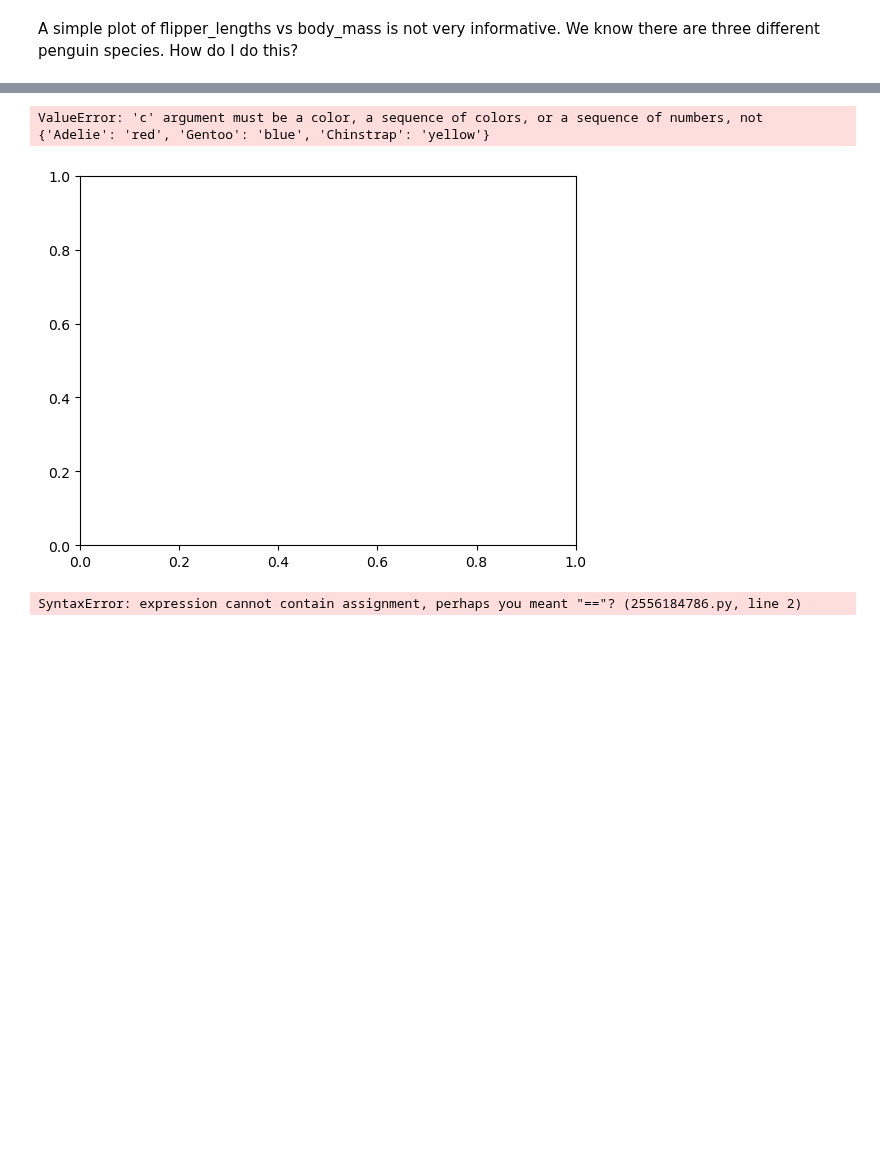
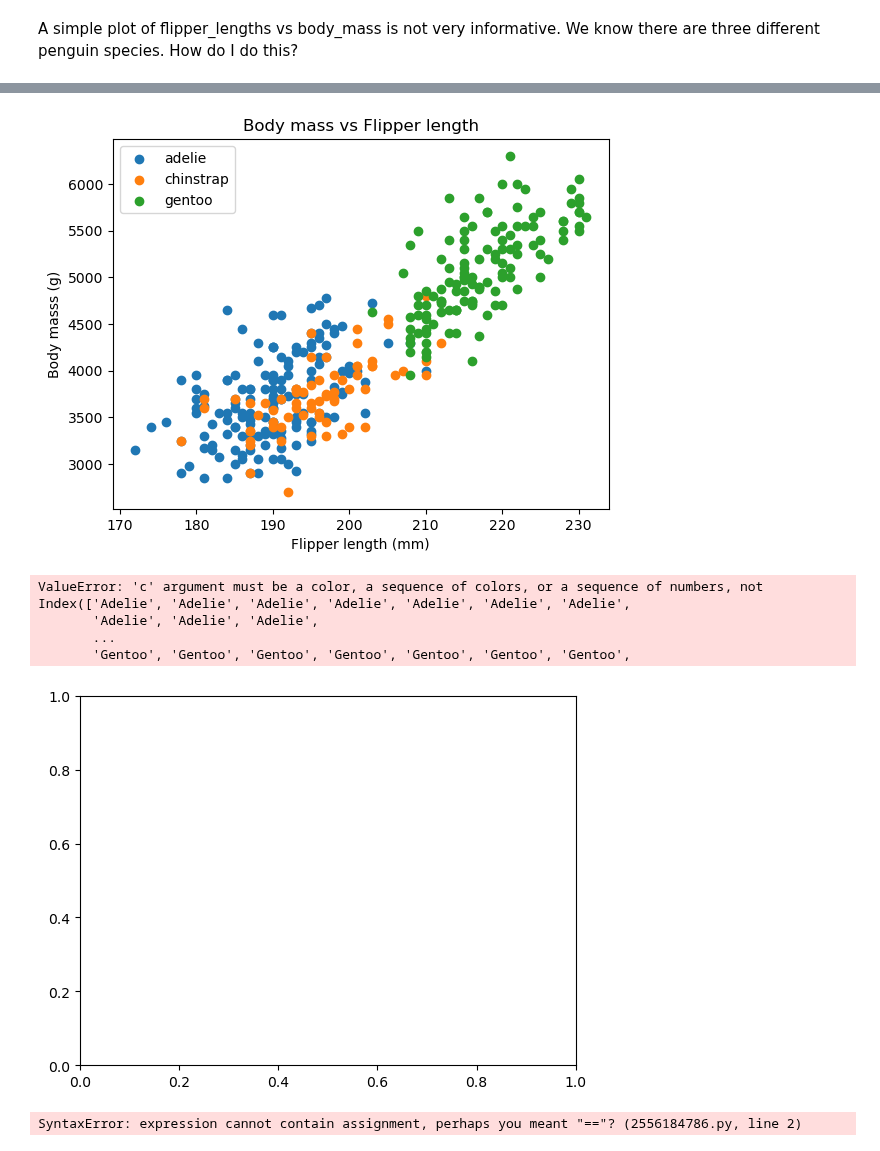
Before and after one commit to IreneKilgannon/DataAnalytics, a Jupyter notebook: penguins.ipynb, the cells around one changed output, grey strips where cells are left out. Drawn from its saved outputs; the diff is of its cells as text; code cells hidden in the pictures; blank space fills up the shorter version.

Commit message:
added scatter plot of flipper length vs body mass by species

```diff
--- a/penguins.ipynb
+++ b/penguins.ipynb
@@ -365,3 +365,12 @@ plt.show()
 # %% [markdown]
 A simple plot of flipper_lengths vs body_mass is not very informative. We know there are three different penguin species.
 How do I do this?
+# %%
+adelie = species_index.loc[['Adelie']]
+adelie.head()
+
+chinstrap = species_index.loc[['Chinstrap']]
+chinstrap.head()
+
+gentoo = species_index.loc[['Gentoo']]
+gentoo.head()
@@ -368,10 +385,25 @@ How do I do this?
+# %%
+
+
+ax.scatter(adelie['flipper_length_mm'], adelie['body_mass_g'], label = 'adelie')
+ax.scatter(chinstrap['flipper_length_mm'], chinstrap['body_mass_g'], label = 'chinstrap')
+ax.scatter(gentoo['flipper_length_mm'], gentoo['body_mass_g'], label = 'gentoo')
+ax.set_xlabel('Flipper length (mm)')
+ax.set_ylabel('Body masss (g)')
+ax.set_title('Body mass vs Flipper length')
+ax.legend()
+plt.show()
+# %% [output]
+[figure, added]
 # %%
-cdict = {'Adelie' : 'red', 'Gentoo' : 'blue', 'Chinstrap' : 'yellow'}
-plt.scatter(species_index["flipper_length_mm"], species_index['body_mass_g'], c = cdict)
-plt.legend()
+fig, ax = plt.subplots()
+ax.scatter(species_index['flipper_length_mm'], species_index['body_mass_g'], c = species_index.index)
 plt.show()
 # %% [output]
-ValueError: 'c' argument must be a color, a sequence of colors, or a sequence of numbers, not {'Adelie': 'red', 'Gentoo': 'blue', 'Chinstrap': 'yellow'}
+ValueError: 'c' argument must be a color, a sequence of colors, or a sequence of numbers, not Index(['Adelie', 'Adelie', 'Adelie', 'Adelie', 'Adelie', 'Adelie', 'Adelie',
+       'Adelie', 'Adelie', 'Adelie',
+       ...
+       'Gentoo', 'Gentoo', 'Gentoo', 'Gentoo', 'Gentoo', 'Gentoo', 'Gentoo',
 [figure]
 # %%
 xpoints = ["Biscoe", "Dream", "Torgersen"]
```
Also changed, not shown: parts of 1 cell of this notebook.
